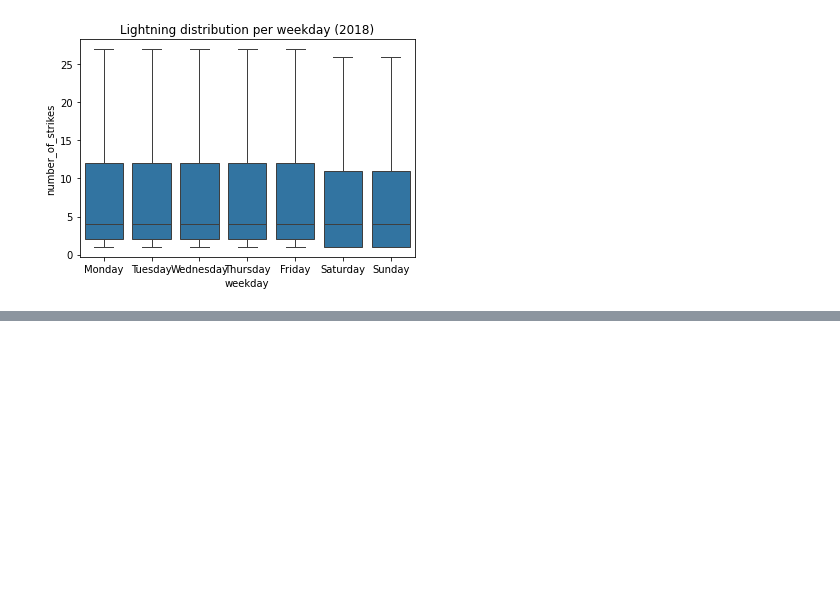
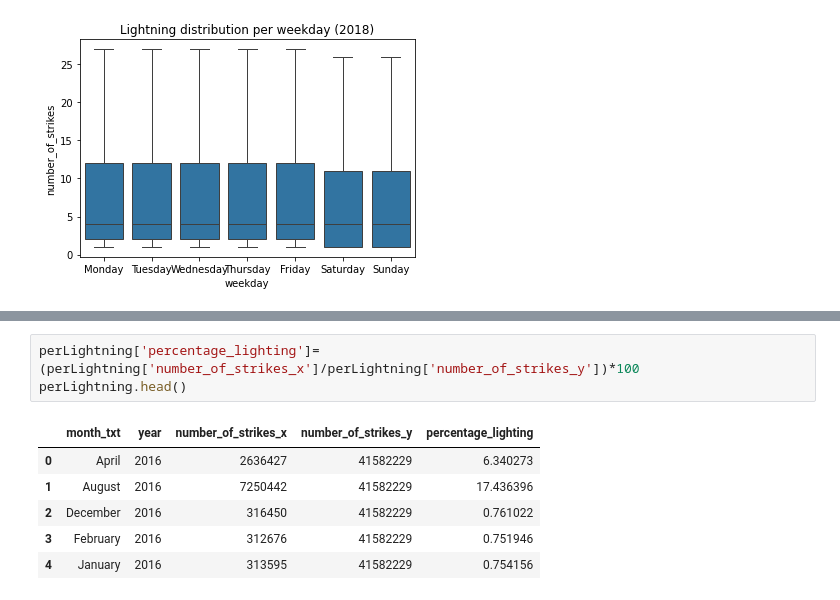
Before and after one commit to OTMounir/Google-Advanced-data-analytics-Program-Certificate, a Jupyter notebook: EDA (Exploratory Data Analysis)/4- EDA using basic function Python #4.ipynb, the cells around one changed output, grey strips where cells are left out. Drawn from its saved outputs; the diff is of its cells as text; blank space fills up the shorter version.

```diff
--- a/EDA (Exploratory Data Analysis)/4- EDA using basic function Python #4.ipynb
+++ b/EDA (Exploratory Data Analysis)/4- EDA using basic function Python #4.ipynb
@@ -186,0 +290,10 @@ g.set_title('Lightning distribution per weekday (2018)');
+# %%
+perLightning['percentage_lighting']=(perLightning['number_of_strikes_x']/perLightning['number_of_strikes_y'])*100
+perLightning.head()
+# %% [output]
+|  | month_txt | year | number_of_strikes_x | number_of_strikes_y | percentage_lighting |
+| 0 | April | 2016 | 2636427 | 41582229 | 6.340273 |
+| 1 | August | 2016 | 7250442 | 41582229 | 17.436396 |
+| 2 | December | 2016 | 316450 | 41582229 | 0.761022 |
+| 3 | February | 2016 | 312676 | 41582229 | 0.751946 |
+| 4 | January | 2016 | 313595 | 41582229 | 0.754156 |
```
Also changed, not shown: parts of 13 cells of this notebook.
